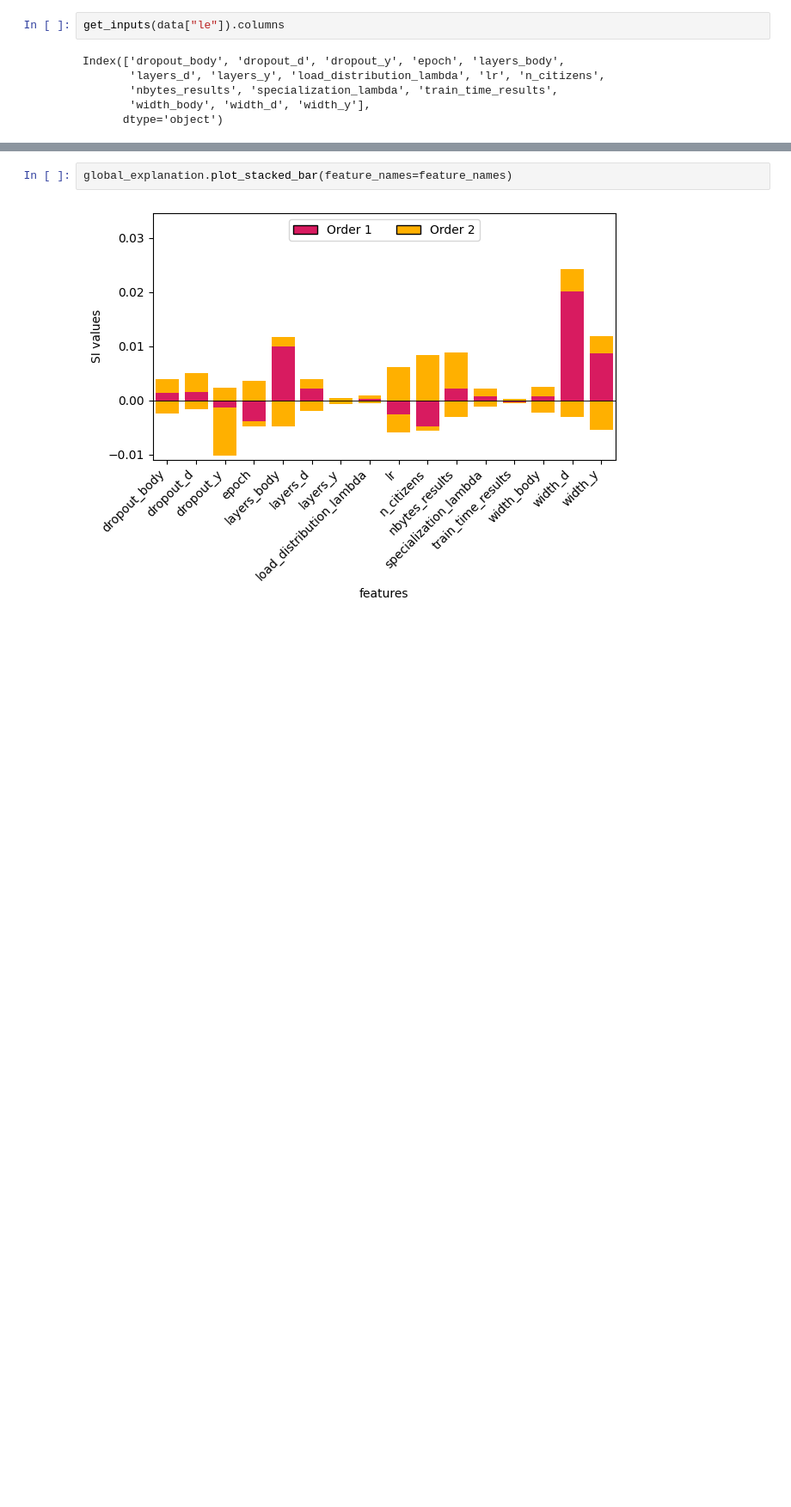
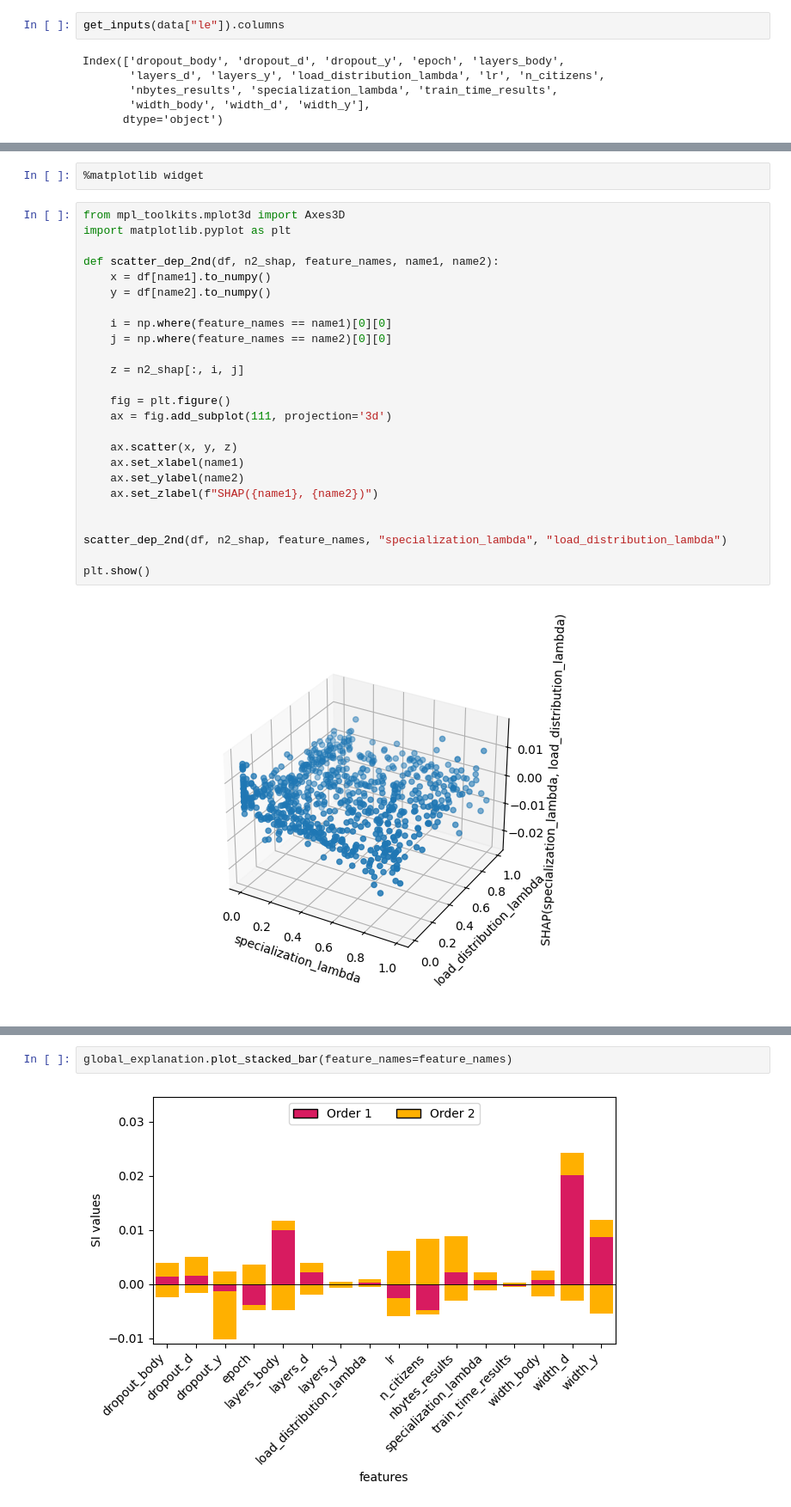
Before and after one commit to viktorvesely/liquid, a Jupyter notebook: liquid/notebooks/random_protein_eval.ipynb, the cells around one changed output, grey strips where cells are left out. Shown at 86% size. Cells and saved outputs as stored; diff of their text form; blank space fills up the shorter version.

```diff
--- a/liquid/notebooks/random_protein_eval.ipynb
+++ b/liquid/notebooks/random_protein_eval.ipynb
@@ -519,0 +557,29 @@ global_explanation.plot_network(feature_names=feature_names)
+# %%
+%matplotlib widget
+# %%
+from mpl_toolkits.mplot3d import Axes3D
+import matplotlib.pyplot as plt
+
+def scatter_dep_2nd(df, n2_shap, feature_names, name1, name2):
+    x = df[name1].to_numpy()
+    y = df[name2].to_numpy()
+
+    i = np.where(feature_names == name1)[0][0]
+    j = np.where(feature_names == name2)[0][0]
+
+    z = n2_shap[:, i, j]
+
+    fig = plt.figure()
+    ax = fig.add_subplot(111, projection='3d')
+
+    ax.scatter(x, y, z)
+    ax.set_xlabel(name1)
+    ax.set_ylabel(name2)
+    ax.set_zlabel(f"SHAP({name1}, {name2})")
+
+
+scatter_dep_2nd(df, n2_shap, feature_names, "specialization_lambda", "load_distribution_lambda")
+
+plt.show()
+# %% [output]
+[figure, added]
```
Also changed, not shown: parts of 10 cells of this notebook, 11 other files.
